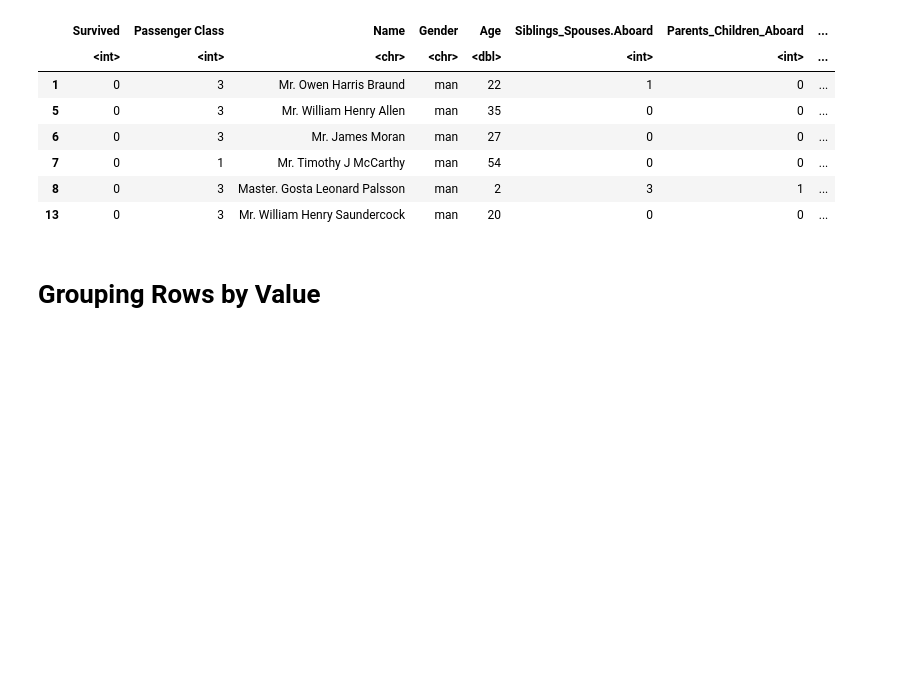
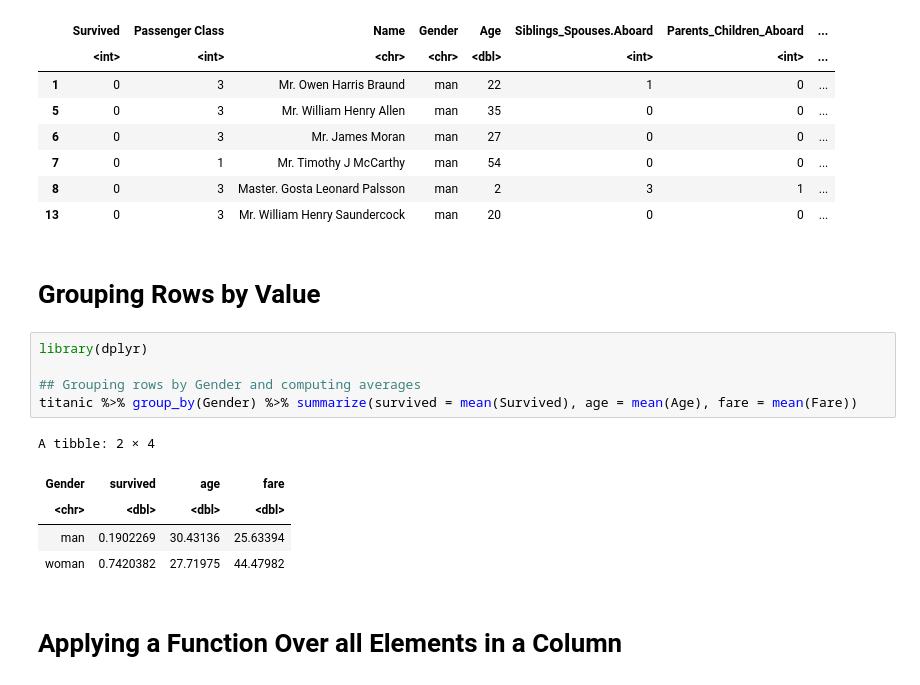
Before and after one commit to oscarm524/R_Programming, a Jupyter notebook: Data_Wrangling/Data_Wrangling.ipynb, the cells around one changed output. Cells and saved outputs as stored; diff of their text form; blank space fills up the shorter version.

Commit message:
Adding applying a function to a column

```diff
--- a/Data_Wrangling/Data_Wrangling.ipynb
+++ b/Data_Wrangling/Data_Wrangling.ipynb
@@ -252,3 +252,16 @@ A data.frame: 6 × 8
 | 13 | 0 | 3 | Mr. William Henry Saundercock | man | 20 | 0 | 0 | ... |
 # %% [markdown]
 # Grouping Rows by Value
+# %%
+library(dplyr)
+
+## Grouping rows by Gender and computing averages
+titanic %>% group_by(Gender) %>% summarize(survived = mean(Survived), age = mean(Age), fare = mean(Fare))
+# %% [output]
+A tibble: 2 × 4
+| Gender | survived | age | fare |
+| <chr> | <dbl> | <dbl> | <dbl> |
+| man | 0.1902269 | 30.43136 | 25.63394 |
+| woman | 0.7420382 | 27.71975 | 44.47982 |
+# %% [markdown]
+# Applying a Function Over all Elements in a Column
```
Also changed, not shown: parts of 1 cell of this notebook.
